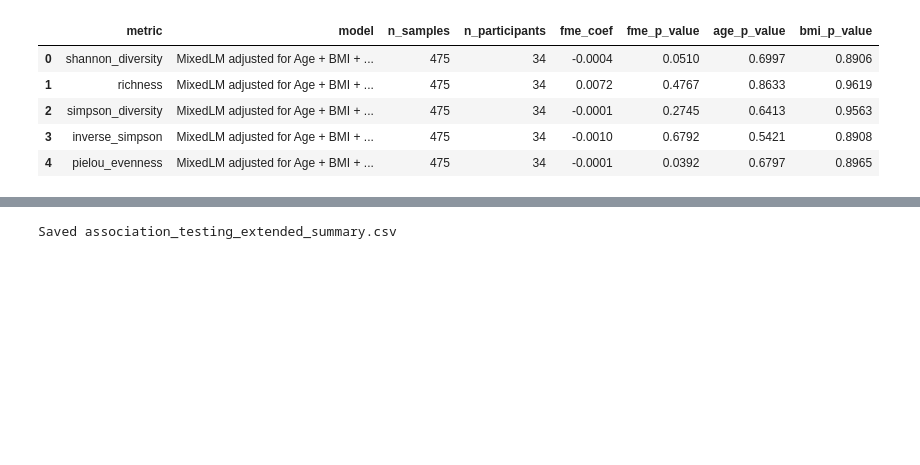
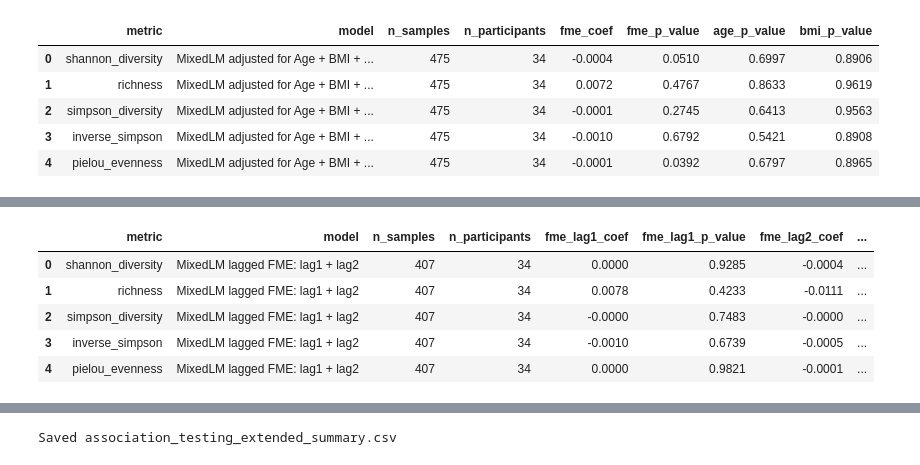
Before and after one commit to MayaGold42/Gut-Microbiome-Project_year3, a Jupyter notebook: Association_Testing_adjusted_models.ipynb, the cells around one changed output, grey strips where cells are left out. Cells and saved outputs as stored; diff of their text form; code cells hidden in the pictures; blank space fills up the shorter version.

```diff
--- a/Association_Testing_adjusted_models.ipynb
+++ b/Association_Testing_adjusted_models.ipynb
@@ -321,3 +544,80 @@ display(mixed_model_results_df.round(4))
+# %%
+#Mixed models using lagged FME exposure features
+
+mixed_model_lagged_results = []
+
+for metric in alpha_diversity_metrics:
+    model_columns = [
+        "participant_id",
+        "fme_lag1",
+        "fme_lag2",
+        metric,
+        "Age",
+        "BMI"
+    ] + available_nutrition_covariates
+
+    model_df = df[model_columns].dropna()
+
+    covariates = [
+        "fme_lag1",
+        "fme_lag2",
+        "Age",
+        "BMI"
+    ] + available_nutrition_covariates
+
+    formula = f"{metric} ~ " + " + ".join(covariates)
+
+    try:
+        model = smf.mixedlm(
+            formula=formula,
+            data=model_df,
+            groups=model_df["participant_id"]
+        ).fit()
+
+        mixed_model_lagged_results.append({
+            "metric": metric,
+            "model": "MixedLM lagged FME: lag1 + lag2",
+            "n_samples": len(model_df),
+            "n_participants": model_df["participant_id"].nunique(),
+
+            "fme_lag1_coef": model.params.get("fme_lag1", np.nan),
+            "fme_lag1_p_value": model.pvalues.get("fme_lag1", np.nan),
+
+            "fme_lag2_coef": model.params.get("fme_lag2", np.nan),
+            "fme_lag2_p_value": model.pvalues.get("fme_lag2", np.nan),
+
+            "age_p_value": model.pvalues.get("Age", np.nan),
+            "bmi_p_value": model.pvalues.get("BMI", np.nan)
+        })
+
+    except Exception as e:
+        mixed_model_lagged_results.append({
+            "metric": metric,
+            "model": "MixedLM lagged FME failed",
+            "n_samples": len(model_df),
+            "n_participants": model_df["participant_id"].nunique(),
+
+            "fme_lag1_coef": np.nan,
+            "fme_lag1_p_value": np.nan,
+
+            "fme_lag2_coef": np.nan,
+            "fme_lag2_p_value": np.nan,
+
+            "age_p_value": np.nan,
+            "bmi_p_value": np.nan,
+            "error": str(e)
+        })
+
+mixed_model_lagged_results_df = pd.DataFrame(mixed_model_lagged_results)
+
+display(mixed_model_lagged_results_df.round(4))
+# %% [output]
+|  | metric | model | n_samples | n_participants | fme_lag1_coef | fme_lag1_p_value | fme_lag2_coef | ... |
+| 0 | shannon_diversity | MixedLM lagged FME: lag1 + lag2 | 407 | 34 | 0.0000 | 0.9285 | -0.0004 | ... |
+| 1 | richness | MixedLM lagged FME: lag1 + lag2 | 407 | 34 | 0.0078 | 0.4233 | -0.0111 | ... |
+| 2 | simpson_diversity | MixedLM lagged FME: lag1 + lag2 | 407 | 34 | -0.0000 | 0.7483 | -0.0000 | ... |
+| 3 | inverse_simpson | MixedLM lagged FME: lag1 + lag2 | 407 | 34 | -0.0010 | 0.6739 | -0.0005 | ... |
+| 4 | pielou_evenness | MixedLM lagged FME: lag1 + lag2 | 407 | 34 | 0.0000 | 0.9821 | -0.0001 | ... |
 # %%
 #Final summary table across all association models
 
```
Also changed, not shown: parts of 11 cells of this notebook, 3 other files.
